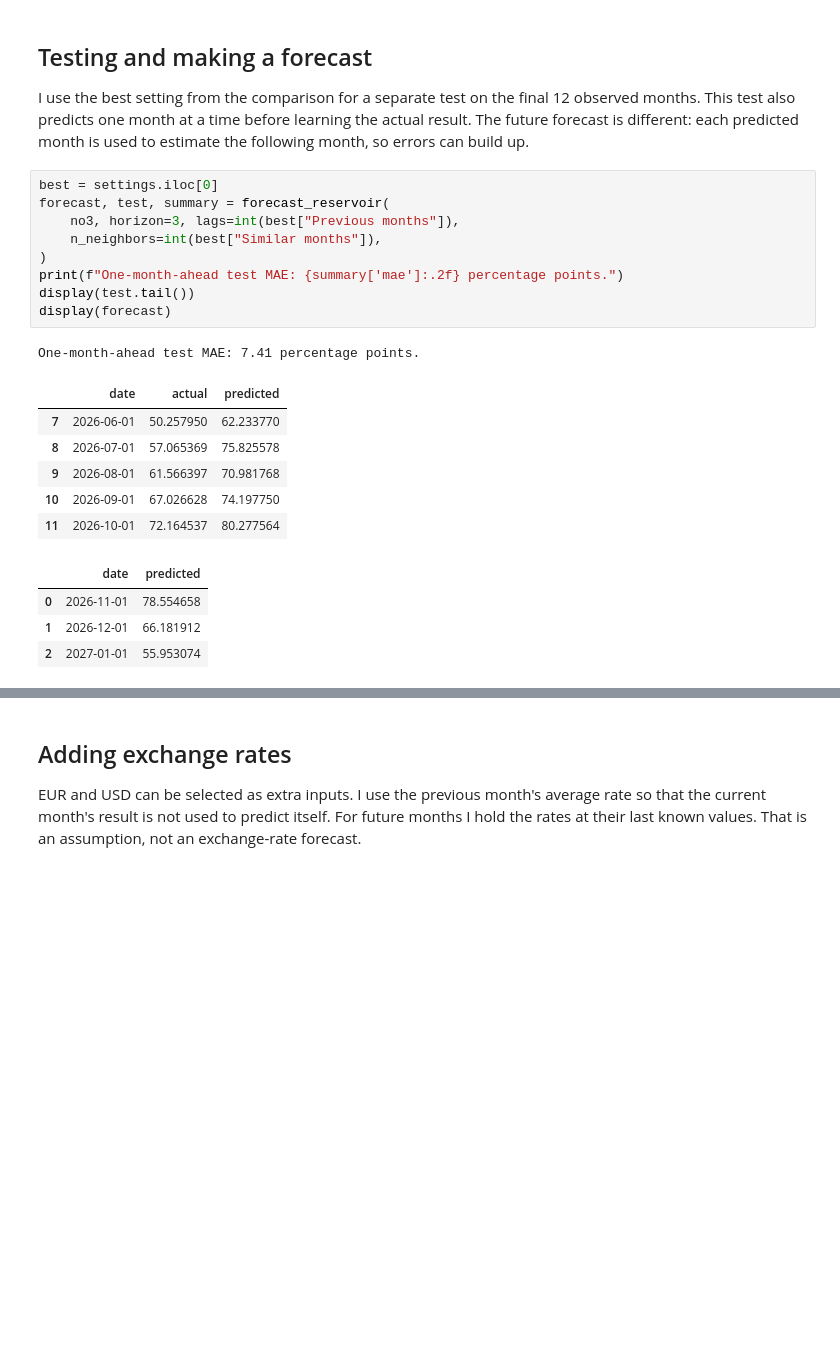
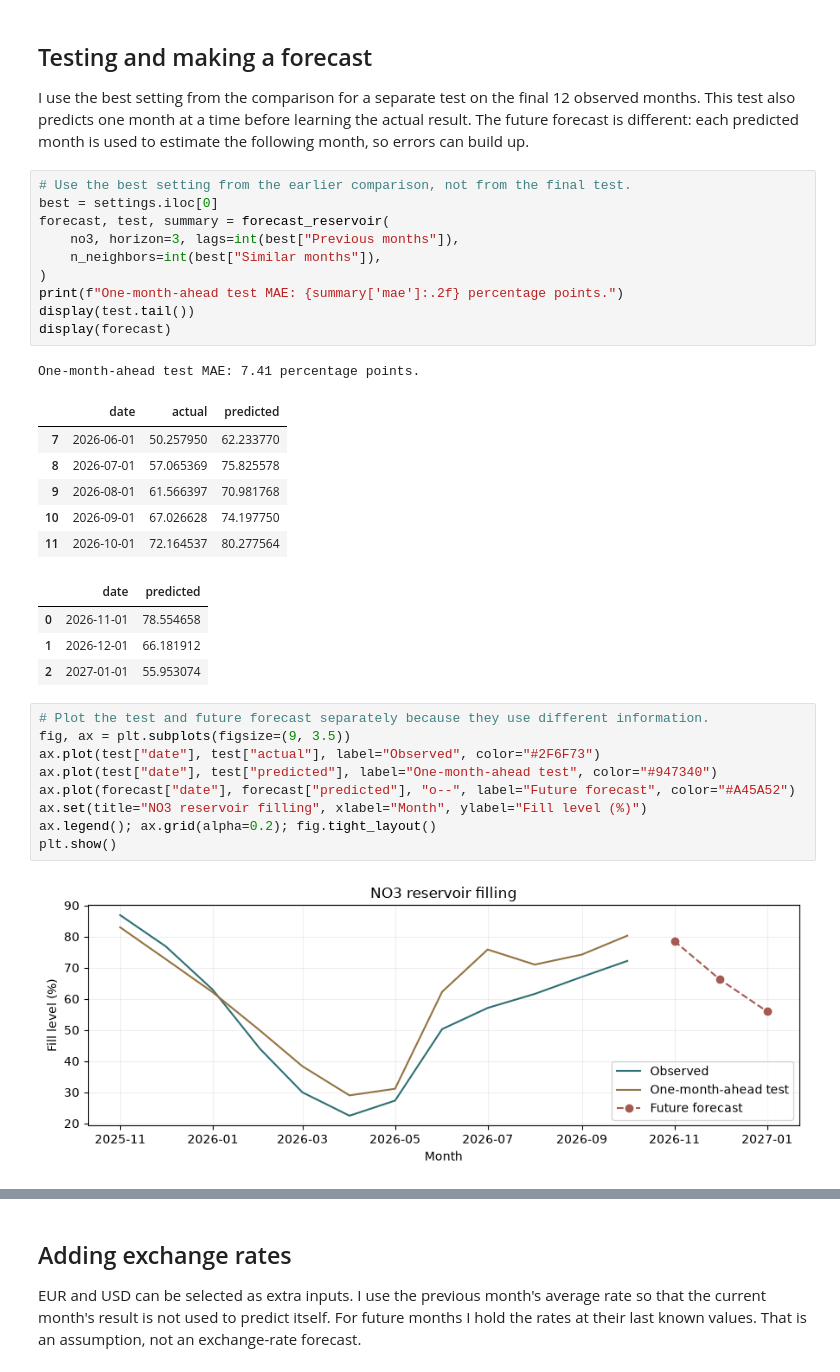
Before and after one commit to Sivan00/IND320-Sivan00-Project1, a Jupyter notebook: notebooks/IND320_assignment4.ipynb, the cells around one changed output, grey strips where cells are left out. Drawn from its saved outputs; the diff is of its cells as text; blank space fills up the shorter version.

```diff
--- a/notebooks/IND320_assignment4.ipynb
+++ b/notebooks/IND320_assignment4.ipynb
@@ -117,6 +127,7 @@ display(settings.reset_index(drop=True))
 
 I use the best setting from the comparison for a separate test on the final 12 observed months. This test also predicts one month at a time before learning the actual result. The future forecast is different: each predicted month is used to estimate the following month, so errors can build up.
 # %%
+# Use the best setting from the earlier comparison, not from the final test.
 best = settings.iloc[0]
 forecast, test, summary = forecast_reservoir(
     no3, horizon=3, lags=int(best["Previous months"]),
@@ -137,3 +148,14 @@ One-month-ahead test MAE: 7.41 percentage points.
 | 0 | 2026-11-01 | 78.554658 |
 | 1 | 2026-12-01 | 66.181912 |
 | 2 | 2027-01-01 | 55.953074 |
+# %%
+# Plot the test and future forecast separately because they use different information.
+fig, ax = plt.subplots(figsize=(9, 3.5))
+ax.plot(test["date"], test["actual"], label="Observed", color="#2F6F73")
+ax.plot(test["date"], test["predicted"], label="One-month-ahead test", color="#947340")
+ax.plot(forecast["date"], forecast["predicted"], "o--", label="Future forecast", color="#A45A52")
+ax.set(title="NO3 reservoir filling", xlabel="Month", ylabel="Fill level (%)")
+ax.legend(); ax.grid(alpha=0.2); fig.tight_layout()
+plt.show()
+# %% [output]
+[figure, added]
```
Also changed, not shown: parts of 23 cells of this notebook, 28 other files.
